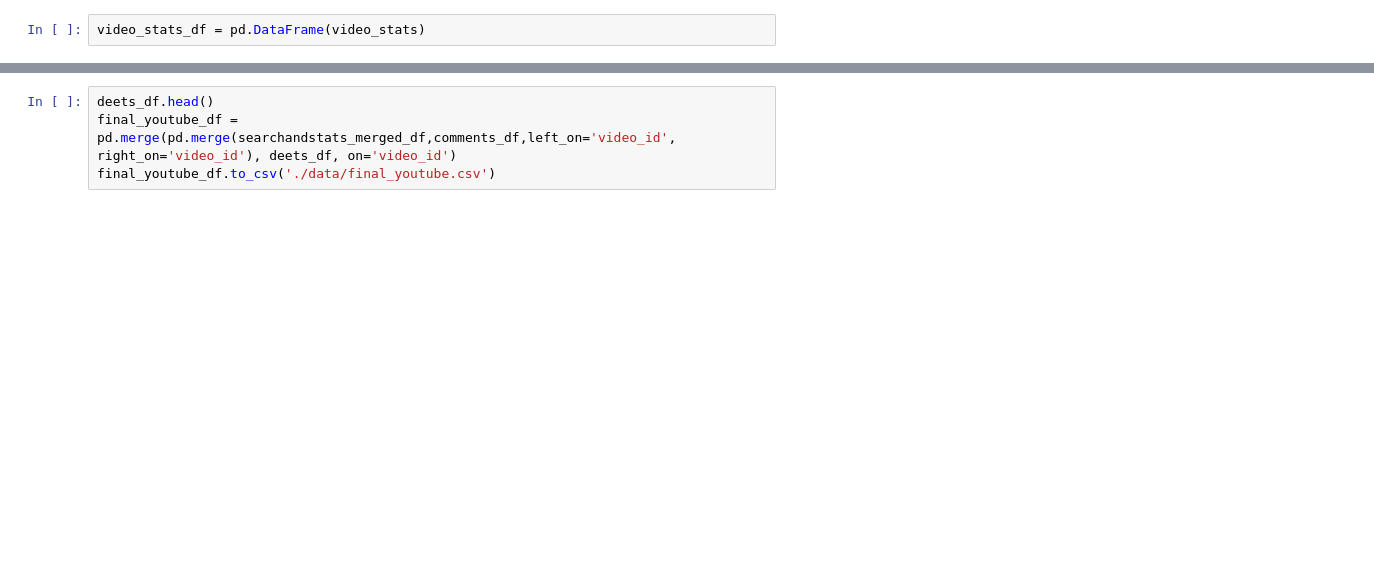
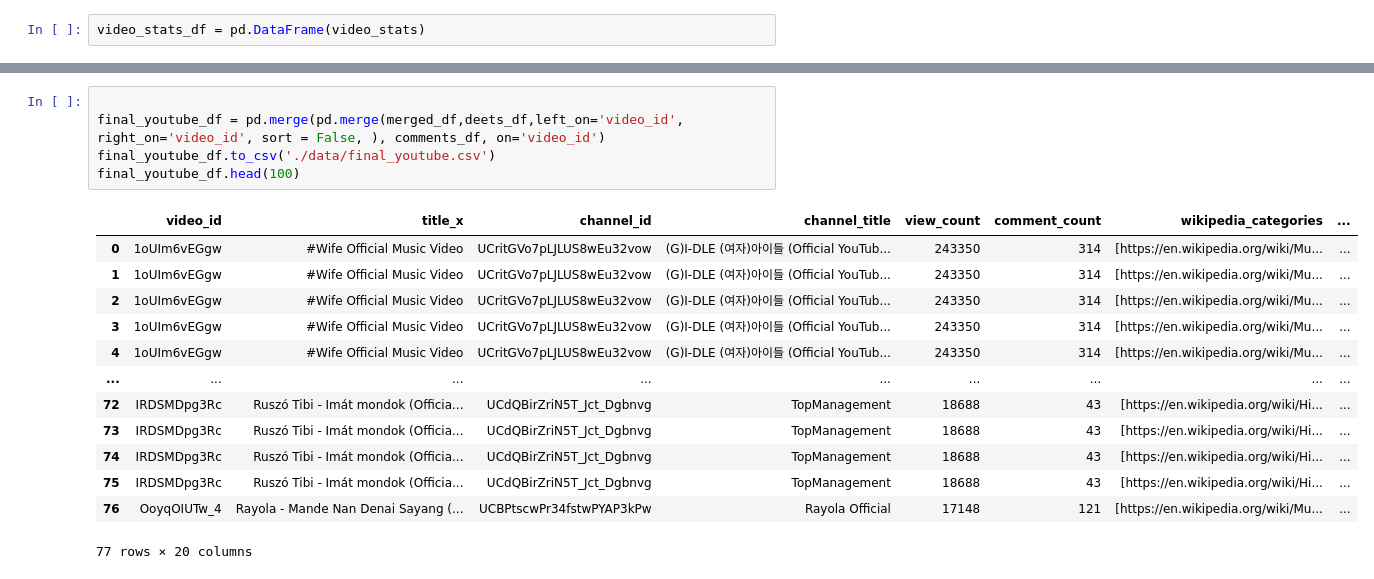
Before and after one commit to lse-ds105/ds105a-project-music-metrics, a Jupyter notebook: notebooks/youtube_scraper.ipynb, the cells around one changed output, grey strips where cells are left out. Saved outputs shown, nothing was run; the diff lists cells and outputs as text; blank space fills up the shorter version.

```diff
--- a/notebooks/youtube_scraper.ipynb
+++ b/notebooks/youtube_scraper.ipynb
@@ -121,4 +158,19 @@ deets_df = get_video_details(service_youtube, video_id)
 # %%
-deets_df.head()
-final_youtube_df = pd.merge(pd.merge(searchandstats_merged_df,comments_df,left_on='video_id', right_on='video_id'), deets_df, on='video_id')
+
+final_youtube_df = pd.merge(pd.merge(merged_df,deets_df,left_on='video_id', right_on='video_id', sort = False, ), comments_df, on='video_id')
 final_youtube_df.to_csv('./data/final_youtube.csv')
+final_youtube_df.head(100)
+# %% [output]
+|  | video_id | title_x | channel_id | channel_title | view_count | comment_count | wikipedia_categories | ... |
+| 0 | 1oUIm6vEGgw | #Wife Official Music Video | UCritGVo7pLJLUS8wEu32vow | (G)I-DLE (여자)아이들 (Official YouTub... | 243350 | 314 | [https://en.wikipedia.org/wiki/Mu... | ... |
+| 1 | 1oUIm6vEGgw | #Wife Official Music Video | UCritGVo7pLJLUS8wEu32vow | (G)I-DLE (여자)아이들 (Official YouTub... | 243350 | 314 | [https://en.wikipedia.org/wiki/Mu... | ... |
+| 2 | 1oUIm6vEGgw | #Wife Official Music Video | UCritGVo7pLJLUS8wEu32vow | (G)I-DLE (여자)아이들 (Official YouTub... | 243350 | 314 | [https://en.wikipedia.org/wiki/Mu... | ... |
+| 3 | 1oUIm6vEGgw | #Wife Official Music Video | UCritGVo7pLJLUS8wEu32vow | (G)I-DLE (여자)아이들 (Official YouTub... | 243350 | 314 | [https://en.wikipedia.org/wiki/Mu... | ... |
+| 4 | 1oUIm6vEGgw | #Wife Official Music Video | UCritGVo7pLJLUS8wEu32vow | (G)I-DLE (여자)아이들 (Official YouTub... | 243350 | 314 | [https://en.wikipedia.org/wiki/Mu... | ... |
+| ... | ... | ... | ... | ... | ... | ... | ... | ... |
+| 72 | IRDSMDpg3Rc | Ruszó Tibi - Imát mondok (Officia... | UCdQBirZriN5T_Jct_Dgbnvg | TopManagement | 18688 | 43 | [https://en.wikipedia.org/wiki/Hi... | ... |
+| 73 | IRDSMDpg3Rc | Ruszó Tibi - Imát mondok (Officia... | UCdQBirZriN5T_Jct_Dgbnvg | TopManagement | 18688 | 43 | [https://en.wikipedia.org/wiki/Hi... | ... |
+| 74 | IRDSMDpg3Rc | Ruszó Tibi - Imát mondok (Officia... | UCdQBirZriN5T_Jct_Dgbnvg | TopManagement | 18688 | 43 | [https://en.wikipedia.org/wiki/Hi... | ... |
+| 75 | IRDSMDpg3Rc | Ruszó Tibi - Imát mondok (Officia... | UCdQBirZriN5T_Jct_Dgbnvg | TopManagement | 18688 | 43 | [https://en.wikipedia.org/wiki/Hi... | ... |
+| 76 | OoyqOIUTw_4 | Rayola - Mande Nan Denai Sayang (... | UCBPtscwPr34fstwPYAP3kPw | Rayola Official | 17148 | 121 | [https://en.wikipedia.org/wiki/Mu... | ... |
+77 rows × 20 columns
```
Also changed, not shown: parts of 8 cells of this notebook, 6 other files.
